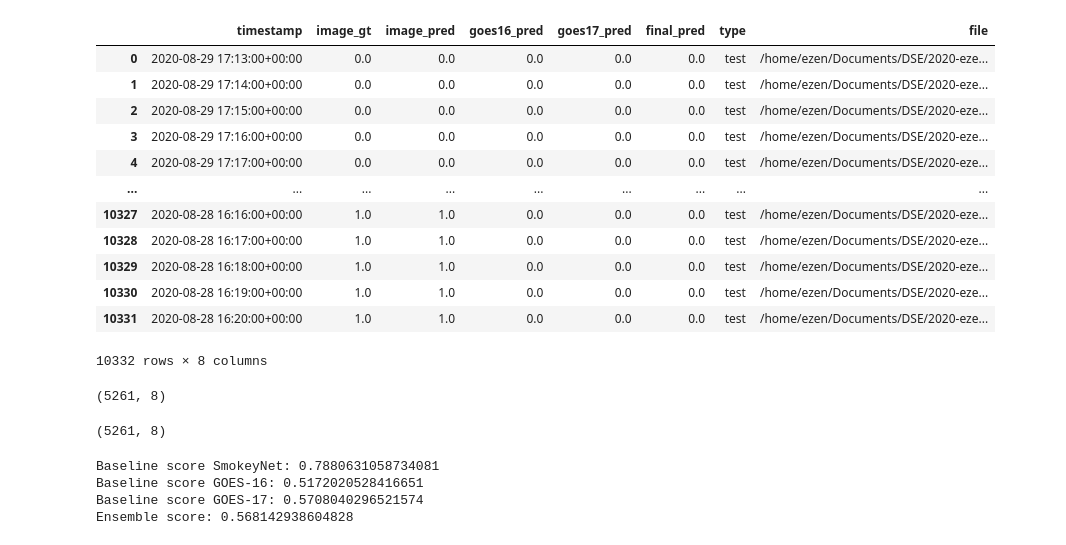
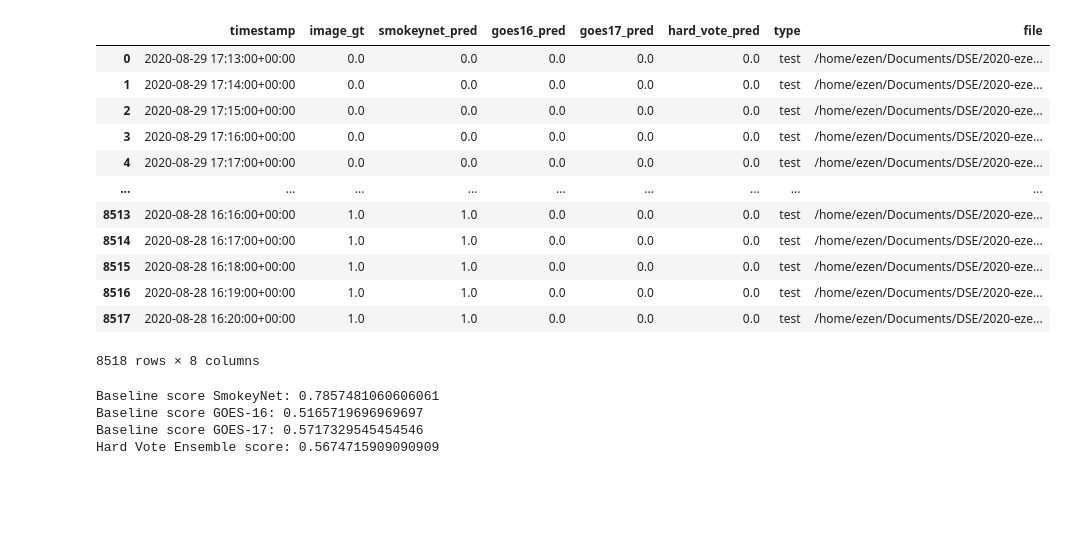
Before and after one commit to shaneluna/smokeynet-engineering, a Jupyter notebook: notebooks/wfabba/2_model_accuracy_scoring.ipynb, the cells around one changed output. Saved outputs shown, nothing was run; the diff lists cells and outputs as text; code cells hidden in the pictures; blank space fills up the shorter version.

```diff
--- a/notebooks/wfabba/Ensemble_Stats_Analysis.ipynb
+++ b/notebooks/wfabba/2_model_accuracy_scoring.ipynb
@@ -32,47 +47,43 @@ master_df = master_df.drop(columns=["index", "Unnamed: 0"])
-# %%
-master_df
-# %% [output]
-|  | timestamp | image_gt | image_pred | goes16_pred | goes17_pred | final_pred | type | file |
-| 0 | 2020-08-29 17:13:00+00:00 | 0.0 | 0.0 | 0.0 | 0.0 | 0.0 | test | /home/ezen/Documents/DSE/2020-eze... |
-| 1 | 2020-08-29 17:14:00+00:00 | 0.0 | 0.0 | 0.0 | 0.0 | 0.0 | test | /home/ezen/Documents/DSE/2020-eze... |
-| 2 | 2020-08-29 17:15:00+00:00 | 0.0 | 0.0 | 0.0 | 0.0 | 0.0 | test | /home/ezen/Documents/DSE/2020-eze... |
-| 3 | 2020-08-29 17:16:00+00:00 | 0.0 | 0.0 | 0.0 | 0.0 | 0.0 | test | /home/ezen/Documents/DSE/2020-eze... |
-| 4 | 2020-08-29 17:17:00+00:00 | 0.0 | 0.0 | 0.0 | 0.0 | 0.0 | test | /home/ezen/Documents/DSE/2020-eze... |
-| ... | ... | ... | ... | ... | ... | ... | ... | ... |
-| 10327 | 2020-08-28 16:16:00+00:00 | 1.0 | 1.0 | 0.0 | 0.0 | 0.0 | test | /home/ezen/Documents/DSE/2020-eze... |
-| 10328 | 2020-08-28 16:17:00+00:00 | 1.0 | 1.0 | 0.0 | 0.0 | 0.0 | test | /home/ezen/Documents/DSE/2020-eze... |
-| 10329 | 2020-08-28 16:18:00+00:00 | 1.0 | 1.0 | 0.0 | 0.0 | 0.0 | test | /home/ezen/Documents/DSE/2020-eze... |
-| 10330 | 2020-08-28 16:19:00+00:00 | 1.0 | 1.0 | 0.0 | 0.0 | 0.0 | test | /home/ezen/Documents/DSE/2020-eze... |
-| 10331 | 2020-08-28 16:20:00+00:00 | 1.0 | 1.0 | 0.0 | 0.0 | 0.0 | test | /home/ezen/Documents/DSE/2020-eze... |
-10332 rows × 8 columns
+# %%
+master_df = master_df.rename(columns={"image_pred":"smokeynet_pred", "final_pred":"hard_vote_pred"})
+master_df
+# %% [output]
+|  | timestamp | image_gt | smokeynet_pred | goes16_pred | goes17_pred | hard_vote_pred | type | file |
+| 0 | 2020-08-29 17:13:00+00:00 | 0.0 | 0.0 | 0.0 | 0.0 | 0.0 | test | /home/ezen/Documents/DSE/2020-eze... |
+| 1 | 2020-08-29 17:14:00+00:00 | 0.0 | 0.0 | 0.0 | 0.0 | 0.0 | test | /home/ezen/Documents/DSE/2020-eze... |
+| 2 | 2020-08-29 17:15:00+00:00 | 0.0 | 0.0 | 0.0 | 0.0 | 0.0 | test | /home/ezen/Documents/DSE/2020-eze... |
+| 3 | 2020-08-29 17:16:00+00:00 | 0.0 | 0.0 | 0.0 | 0.0 | 0.0 | test | /home/ezen/Documents/DSE/2020-eze... |
+| 4 | 2020-08-29 17:17:00+00:00 | 0.0 | 0.0 | 0.0 | 0.0 | 0.0 | test | /home/ezen/Documents/DSE/2020-eze... |
+| ... | ... | ... | ... | ... | ... | ... | ... | ... |
+| 8513 | 2020-08-28 16:16:00+00:00 | 1.0 | 1.0 | 0.0 | 0.0 | 0.0 | test | /home/ezen/Documents/DSE/2020-eze... |
+| 8514 | 2020-08-28 16:17:00+00:00 | 1.0 | 1.0 | 0.0 | 0.0 | 0.0 | test | /home/ezen/Documents/DSE/2020-eze... |
+| 8515 | 2020-08-28 16:18:00+00:00 | 1.0 | 1.0 | 0.0 | 0.0 | 0.0 | test | /home/ezen/Documents/DSE/2020-eze... |
+| 8516 | 2020-08-28 16:19:00+00:00 | 1.0 | 1.0 | 0.0 | 0.0 | 0.0 | test | /home/ezen/Documents/DSE/2020-eze... |
+| 8517 | 2020-08-28 16:20:00+00:00 | 1.0 | 1.0 | 0.0 | 0.0 | 0.0 | test | /home/ezen/Documents/DSE/2020-eze... |
+8518 rows × 8 columns
 # %%
+# get only the test data
 master_copy_df = master_df[master_df["type"] == "test"].copy()
-# master_copy_df.sort_values(by="timestamp").to_csv("master_df_35.csv")
-# %% [output]
-(5261, 8)
-# %%
-master_copy_df.shape
-# %% [output]
-(5261, 8)
 # %%
+# Calculate the baseline accuracies of the individual models and the hard vote ensemble
 image_labels = master_copy_df[~master_copy_df["image_gt"].isna()]["image_gt"]
-smokeynet_preds = master_copy_df[~master_copy_df["image_gt"].isna()]["image_pred"]
+smokeynet_preds = master_copy_df[~master_copy_df["image_gt"].isna()]["smokeynet_pred"]
 goes16_preds = master_copy_df[~master_copy_df["image_gt"].isna()]["goes16_pred"]
 goes17_preds = master_copy_df[~master_copy_df["image_gt"].isna()]["goes17_pred"]
-ensemble_preds = master_copy_df[~master_copy_df["image_gt"].isna()]["final_pred"]
+hard_vote_ensemble_preds = master_copy_df[~master_copy_df["image_gt"].isna()]["hard_vote_pred"]
 
 smokeynet_baseline_score = accuracy_score(image_labels, smokeynet_preds)
 goes16_baseline_score = accuracy_score(image_labels, goes16_preds)
 goes17_baseline_score = accuracy_score(image_labels, goes17_preds)
-ensemble_score = accuracy_score(image_labels, ensemble_preds)
+hard_vote_ensemble_score = accuracy_score(image_labels, hard_vote_ensemble_preds)
 
 print("Baseline score SmokeyNet:", smokeynet_baseline_score)
 print("Baseline score GOES-16:", goes16_baseline_score)
 print("Baseline score GOES-17:", goes17_baseline_score)
-print("Ensemble score:", ensemble_score)
+print("Hard Vote Ensemble score:", hard_vote_ensemble_score)
 # %% [output]
-Baseline score SmokeyNet: 0.7880631058734081
-Baseline score GOES-16: 0.5172020528416651
-Baseline score GOES-17: 0.5708040296521574
-Ensemble score: 0.568142938604828
+Baseline score SmokeyNet: 0.7857481060606061
+Baseline score GOES-16: 0.5165719696969697
+Baseline score GOES-17: 0.5717329545454546
+Hard Vote Ensemble score: 0.5674715909090909
 # %%
```
Also changed, not shown: parts of 28 cells of this notebook, 1 other file.
